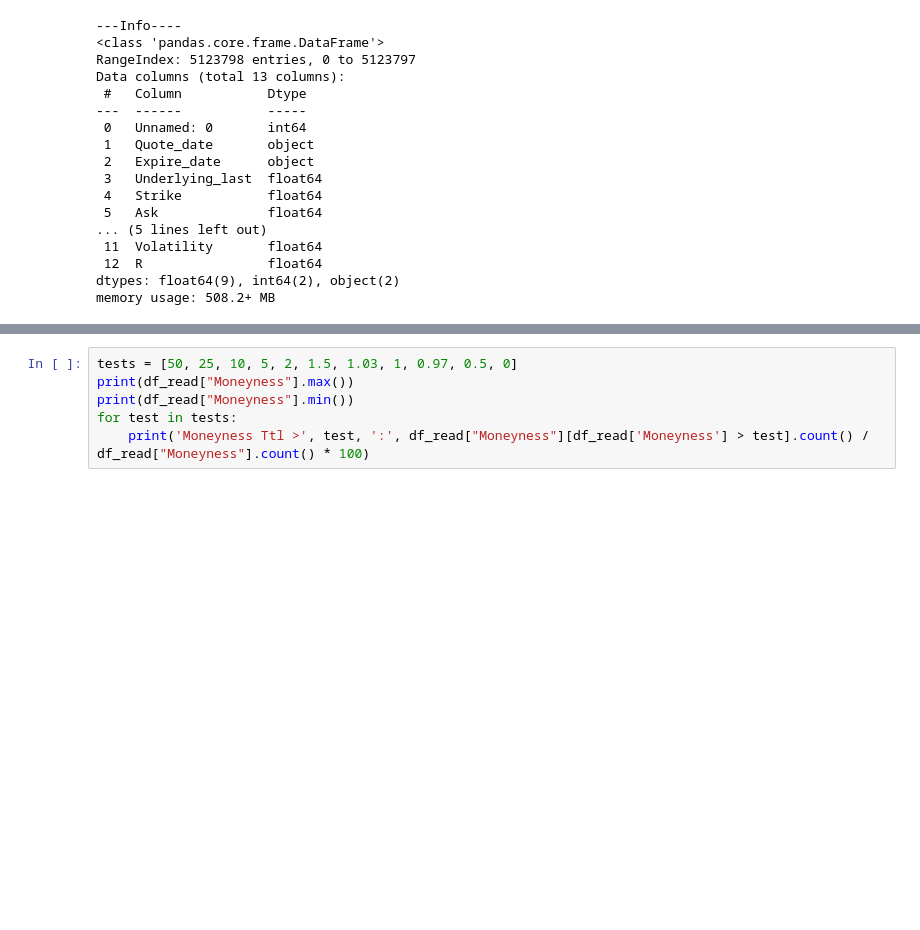
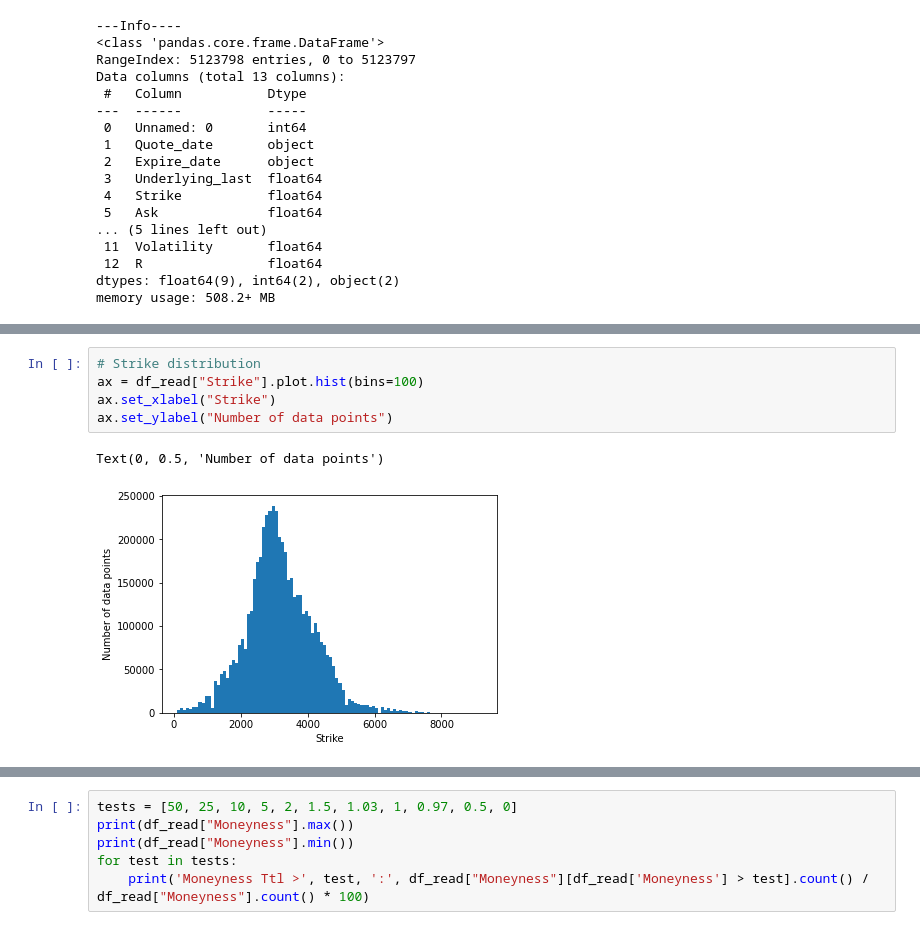
Before and after one commit to jacobvinje/LSTM-for-option-pricing, a Jupyter notebook: data exploration.ipynb, the cells around one changed output, grey strips where cells are left out. Cells and saved outputs as stored; diff of their text form; blank space fills up the shorter version.

```diff
--- a/data exploration.ipynb
+++ b/data exploration.ipynb
@@ -71,0 +83,8 @@ Count Ttl > 0 : 5123798
+# %%
+# Strike distribution
+ax = df_read["Strike"].plot.hist(bins=100)
+ax.set_xlabel("Strike")
+ax.set_ylabel("Number of data points")
+# %% [output]
+Text(0, 0.5, 'Number of data points')
+[figure, added]
```
Also changed, not shown: parts of 15 cells of this notebook, 1 other file.
